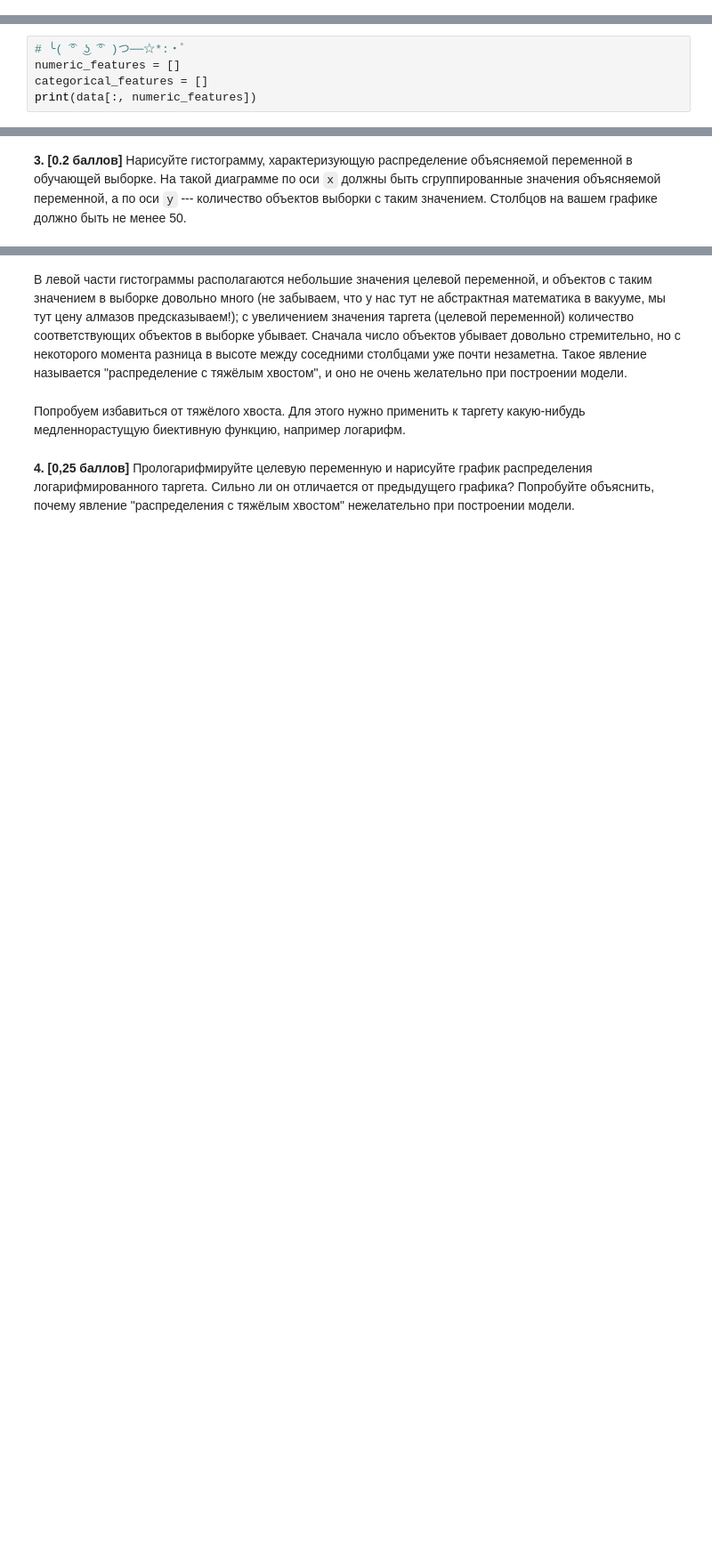
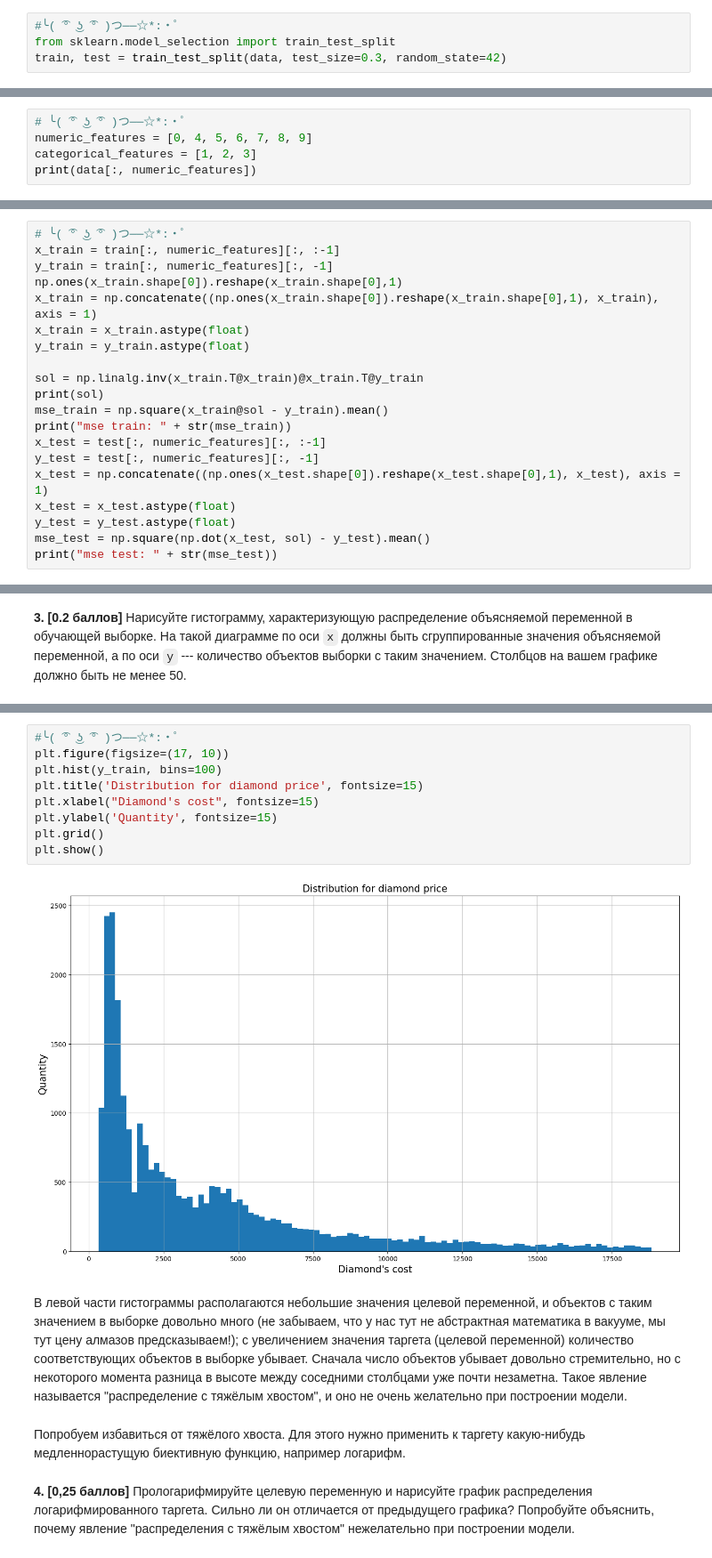
Before and after one commit to sudakovcom/linear-algebra-labs, a Jupyter notebook: lab-2/HSE Lab (linear regression) 21-22.ipynb, the cells around one changed output, grey strips where cells are left out. Shown: that part at 89% size. Cells and saved outputs as stored; diff of their text form; blank space fills up the shorter version.

```diff
--- a/lab-2/HSE Lab (linear regression) 21-22.ipynb
+++ b/lab-2/HSE Lab (linear regression) 21-22.ipynb
@@ -292,3 +296,7 @@ print(data[:5, :])
+# %%
+#╰( ͡° ͜ʖ ͡° )つ──☆*:・ﾟ
+from sklearn.model_selection import train_test_split
+train, test = train_test_split(data, test_size=0.3, random_state=42)
 # %% [markdown]
 Теперь у вас есть две выборки, каждая из которых содержит случайное подмножество наших данных. Обучающую выборку мы в дальнейшем будем использовать для обучения модели линейной регрессии, а тестовую, соответственно, для теста.
 
@@ -301,6 +309,6 @@ print(data[:5, :])
 **0,5. [0 баллов]** Заполните переменные `numeric_features` и `categorical_features` индексами столбцов в данных, содержащих числовые и категориальные признаки соответственно. После этого можно проверить, что массив `data[:, numeric_features]` содержит только числовые данные.
 # %%
 # ╰( ͡° ͜ʖ ͡° )つ──☆*:・ﾟ
-numeric_features = []
-categorical_features = []
+numeric_features = [0, 4, 5, 6, 7, 8, 9]
+categorical_features = [1, 2, 3]
 print(data[:, numeric_features])
@@ -314,0 +327,20 @@ print(data[:, numeric_features])
+# %%
+# ╰( ͡° ͜ʖ ͡° )つ──☆*:・ﾟ
+x_train = train[:, numeric_features][:, :-1]
+y_train = train[:, numeric_features][:, -1]
+np.ones(x_train.shape[0]).reshape(x_train.shape[0],1)
+x_train = np.concatenate((np.ones(x_train.shape[0]).reshape(x_train.shape[0],1), x_train), axis = 1)
+x_train = x_train.astype(float)
+y_train = y_train.astype(float)
+
+sol = np.linalg.inv(x_train.T@x_train)@x_train.T@y_train
+print(sol)
+mse_train = np.square(x_train@sol - y_train).mean()
+print("mse train: " + str(mse_train))
+x_test = test[:, numeric_features][:, :-1]
+y_test = test[:, numeric_features][:, -1]
+x_test = np.concatenate((np.ones(x_test.shape[0]).reshape(x_test.shape[0],1), x_test), axis = 1)
+x_test = x_test.astype(float)
+y_test = y_test.astype(float)
+mse_test = np.square(np.dot(x_test, sol) - y_test).mean()
+print("mse test: " + str(mse_test))
@@ -327,3 +379,14 @@ print(data[:, numeric_features])
+# %%
+#╰( ͡° ͜ʖ ͡° )つ──☆*:・ﾟ
+plt.figure(figsize=(17, 10))
+plt.hist(y_train, bins=100)
+plt.title('Distribution for diamond price', fontsize=15)
+plt.xlabel("Diamond's cost", fontsize=15)
+plt.ylabel('Quantity', fontsize=15)
+plt.grid()
+plt.show()
+# %% [output]
+[figure, added]
 # %% [markdown]
 В левой части гистограммы располагаются небольшие значения целевой переменной, и объектов с таким значением в выборке довольно много (не забываем, что у нас тут не абстрактная математика в вакууме, мы тут цену алмазов предсказываем!); с увеличением значения таргета (целевой переменной) количество соответствующих объектов в выборке убывает. Сначала число объектов убывает довольно стремительно, но с некоторого момента разница в высоте между соседними столбцами уже почти незаметна. Такое явление называется "распределение с тяжёлым хвостом", и оно не очень желательно при построении модели.
 # %% [markdown]
```
Also changed, not shown: parts of 17 cells of this notebook.
